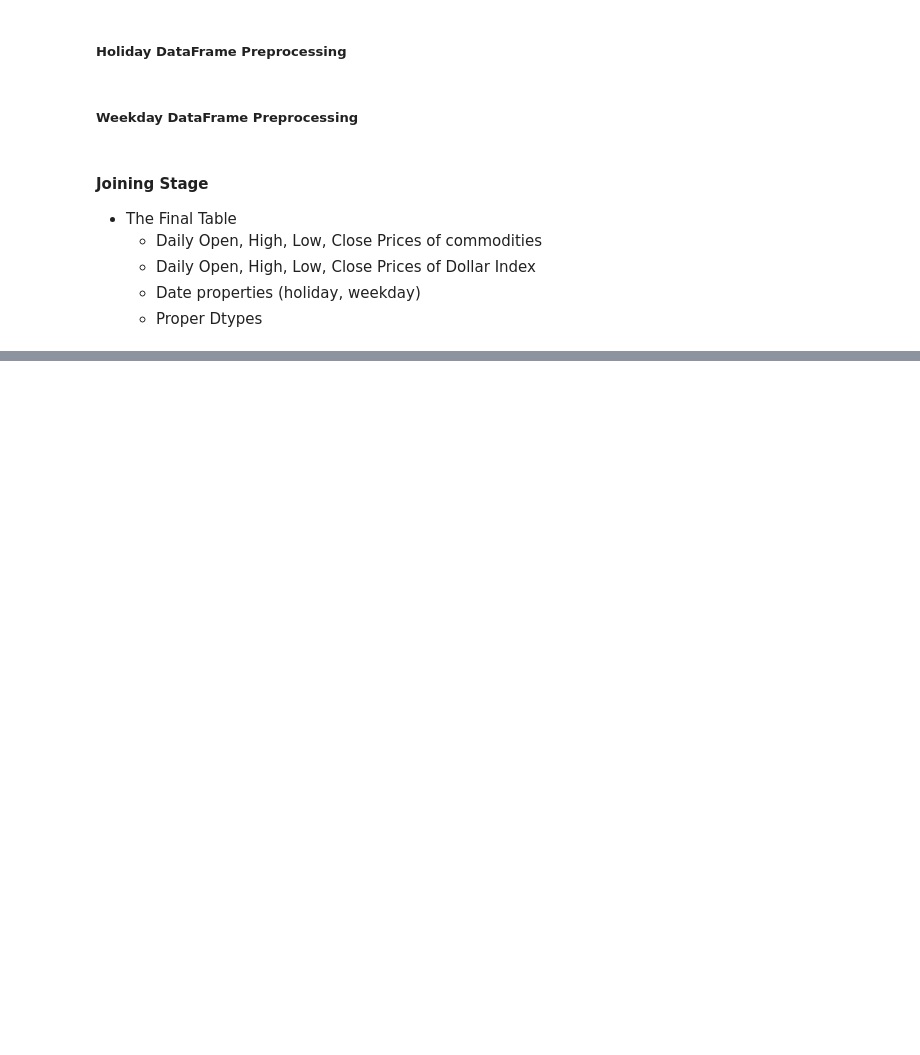
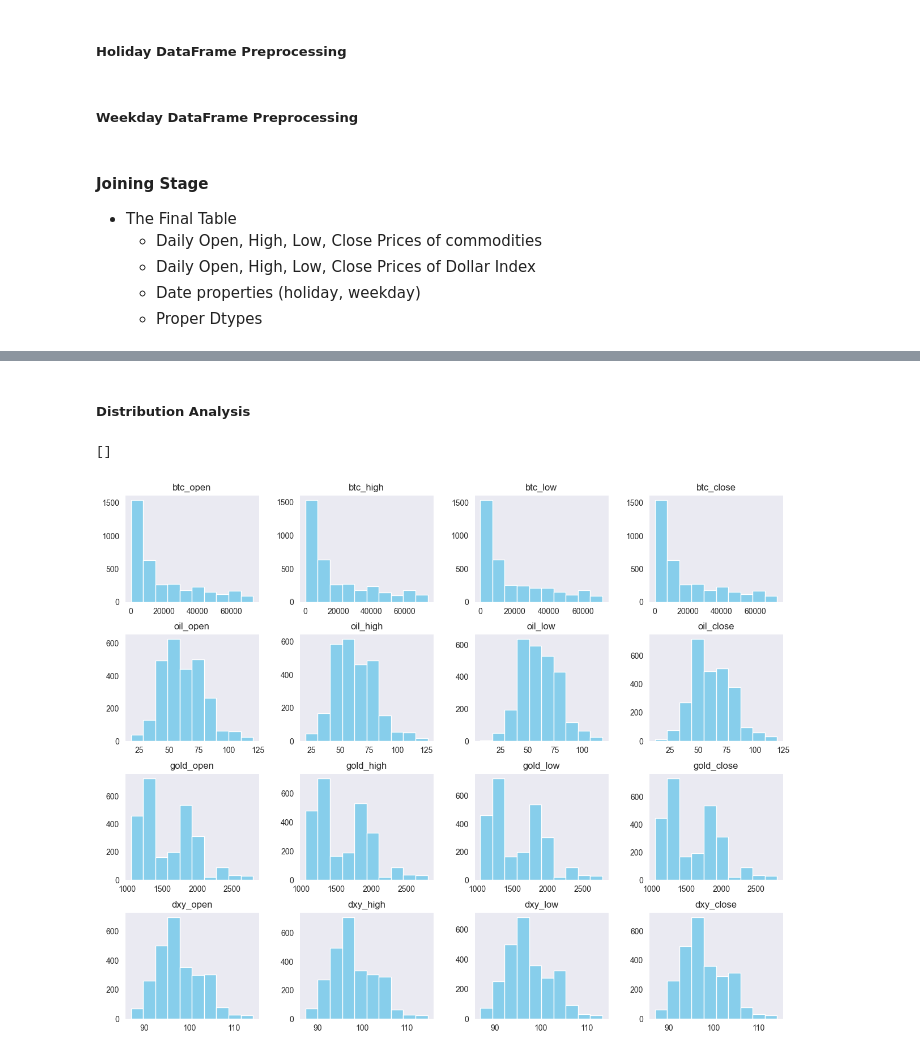
Before and after one commit to coderacheal/Inter-Market-Dynamics-Gold-Oil-Bitcoin-Dollar-Index, a Jupyter notebook: Notebooks/Intramarket Analysis.ipynb, the cells around one changed output, grey strips where cells are left out. Cells and saved outputs as stored; diff of their text form; code cells hidden in the pictures; blank space fills up the shorter version.

```diff
--- a/Notebooks/Intramarket Analysis.ipynb
+++ b/Notebooks/Intramarket Analysis.ipynb
@@ -214,0 +317,3 @@ df_date['Date'].min(), df_date['Date'].max()
+# %%
+# Not Necessary
+df['Date'] = pd.to_datetime(df['Date'])
@@ -214,0 +344,5 @@ df_date['Date'].min(), df_date['Date'].max()
+# %%
+# Not Necessary
+numeric_columns = ['gold_open', 'gold_high', 'gold_low', 'gold_close']
+for col in numeric_columns:
+    df[col] = pd.to_numeric(df[col].str.replace(',', ''), errors='coerce')
@@ -214,0 +357,12 @@ df_date['Date'].min(), df_date['Date'].max()
+# %%
+##### Rearranging columns for easier analysis
+new_column_order = ['Date', 'DoW', 'Month', 'Year',
+                    'btc_open', 'btc_high', 'btc_low','btc_close',
+                    'oil_open', 'oil_high', 'oil_low', 'oil_close',
+                    'gold_open', 'gold_high', 'gold_low', 'gold_close',
+                    'dxy_open', 'dxy_high', 'dxy_low', 'dxy_close',
+                    'IS_HOLIDAY', 'IS_WEEKDAY', 'Title']
+
+df = df[new_column_order]
+# %%
+df.rename(columns={'Title': 'Holiday_Name'}, inplace=True)
@@ -214,0 +401,8 @@ df_date['Date'].min(), df_date['Date'].max()
+# %% [markdown]
+##### **Distribution Analysis**
+# %%
+df.drop(columns=['Date', 'Month', 'Year', 'IS_HOLIDAY', 'IS_WEEKDAY']).hist(grid=False, color='skyblue', figsize=(15, 12) )
+plt.plot()
+# %% [output]
+[]
+[figure, added]
```
Also changed, not shown: parts of 28 cells of this notebook.
